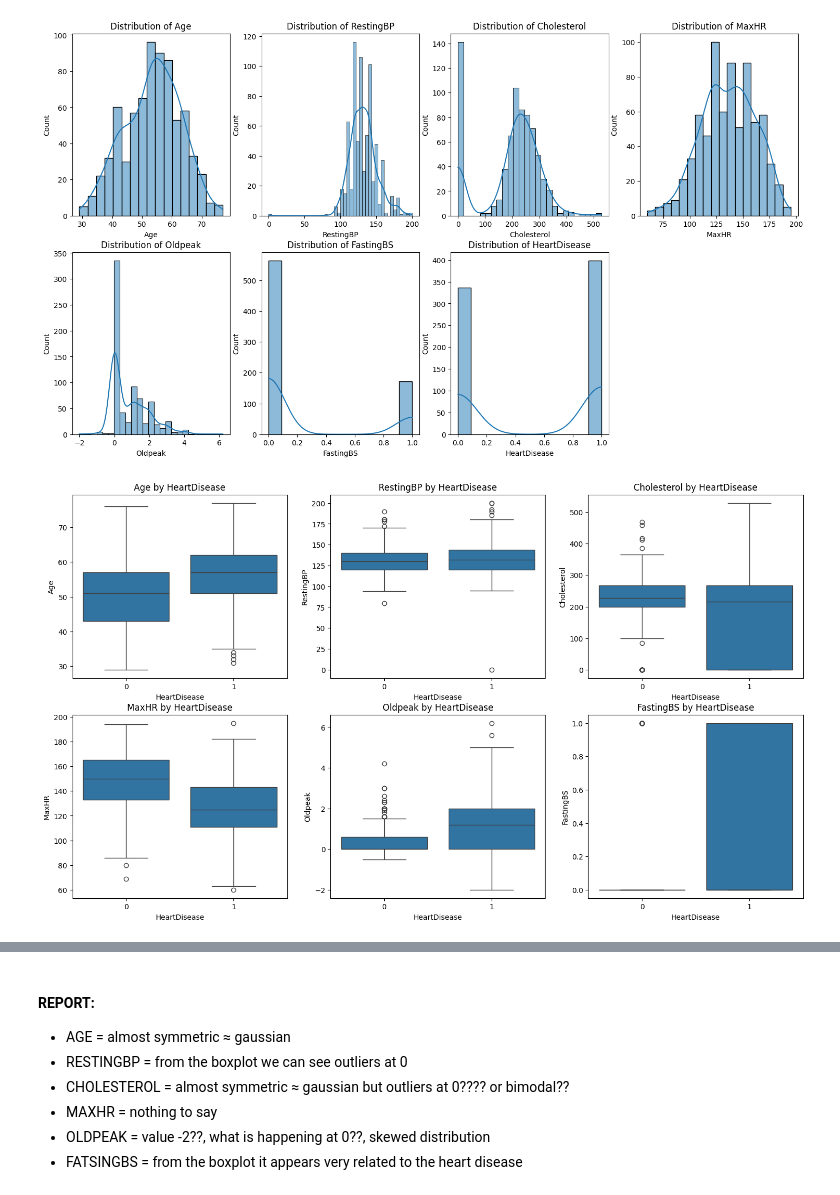
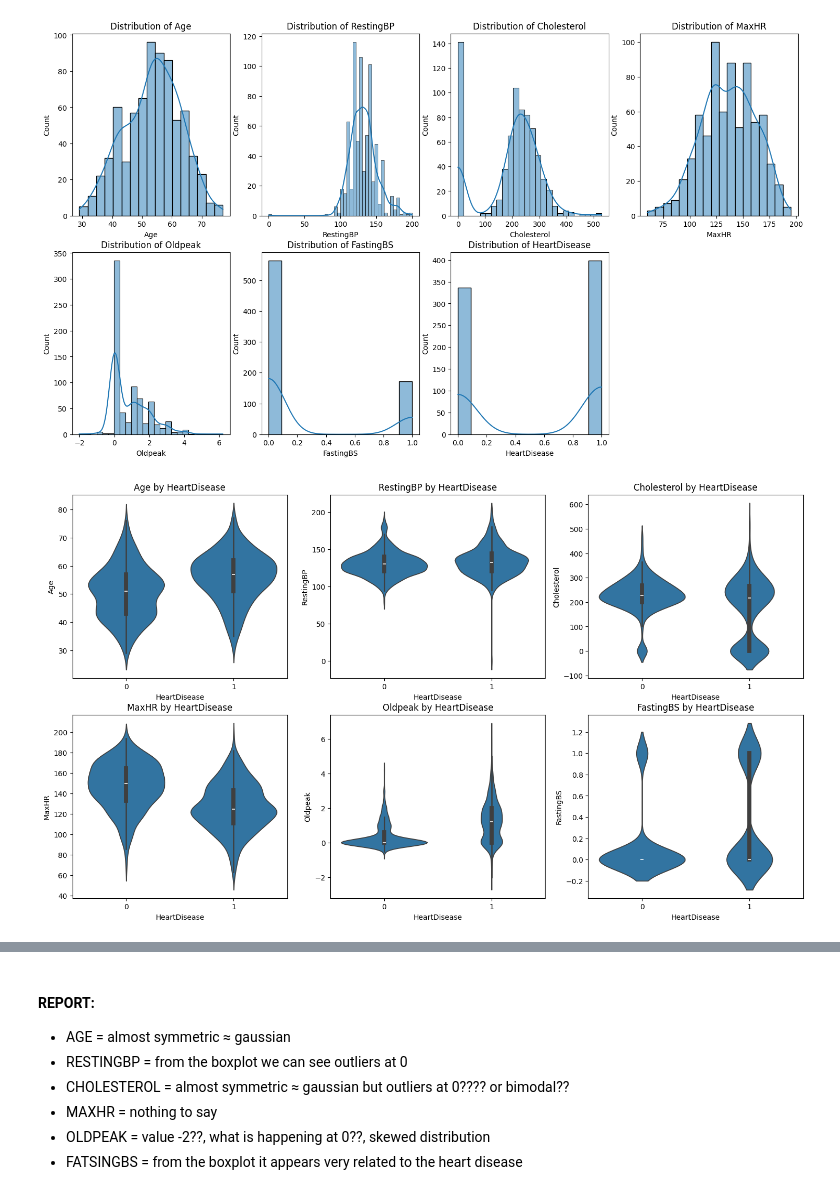
Before and after one commit to nexusfb/ETH-MLxHC-Interpretable-Medical-Data-Classification, a Jupyter notebook: pjt1_pt1.ipynb, the cells around one changed output, grey strips where cells are left out. Drawn from its saved outputs; the diff is of its cells as text; code cells hidden in the pictures.

```diff
--- a/pjt1_pt1.ipynb
+++ b/pjt1_pt1.ipynb
@@ -122,12 +123,12 @@ fig.delaxes(axes[1, 3])
 # %%
 # 2 - features' relationship with heart disease
 fig, axes = plt.subplots(2, 3, figsize=(18, 10))
 features = ['Age', 'RestingBP', 'Cholesterol','MaxHR', 'Oldpeak', 'FastingBS']
 for i, feature in enumerate(features, start=0):
-    sb.boxplot(data=df_train, x='HeartDisease', y=feature, ax=axes[i // 3, i % 3])
+    sb.violinplot(data=df_train, x='HeartDisease', y=feature, ax=axes[i // 3, i % 3])
     axes[i // 3, i % 3].set_title(f'{feature} by HeartDisease')
 # %% [output]
-[figure, old version]
+[figure, new version]
 # %%
 # 3 - features' relationship with heart disease (MORE READABLE)
 data = pd.read_csv("datasets/heart_failure/train_val_split.csv")
```
Also changed, not shown: parts of 21 cells of this notebook.
